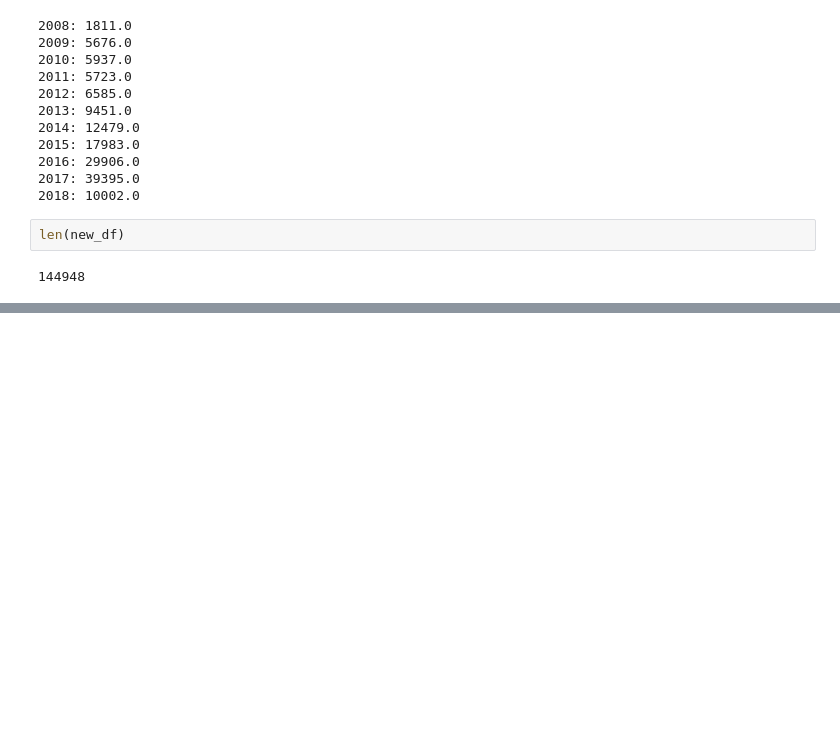
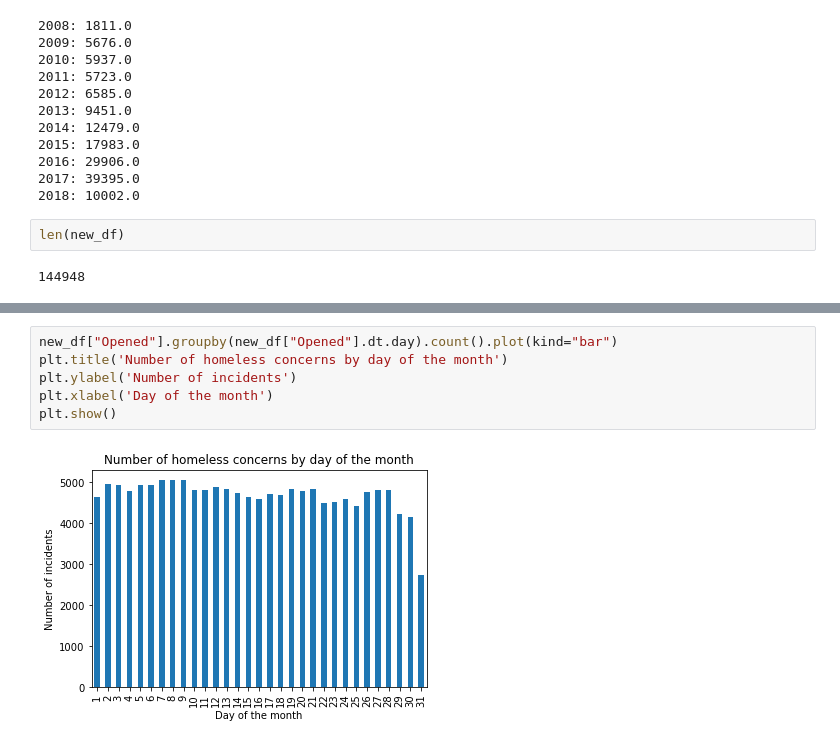
Before and after one commit to qotsafan1/social-data, a Jupyter notebook: Final_assignment/data_cleaning.ipynb, the cells around one changed output, grey strips where cells are left out. Saved outputs shown, nothing was run; the diff lists cells and outputs as text; blank space fills up the shorter version.

```diff
--- a/Final_assignment/data_cleaning.ipynb
+++ b/Final_assignment/data_cleaning.ipynb
@@ -111,0 +148,8 @@ new_df.size
+# %%
+new_df["Opened"].groupby(new_df["Opened"].dt.day).count().plot(kind="bar")
+plt.title('Number of homeless concerns by day of the month')
+plt.ylabel('Number of incidents')
+plt.xlabel('Day of the month')
+plt.show()
+# %% [output]
+[figure, added]
```
Also changed, not shown: parts of 15 cells of this notebook, 6 other files.
